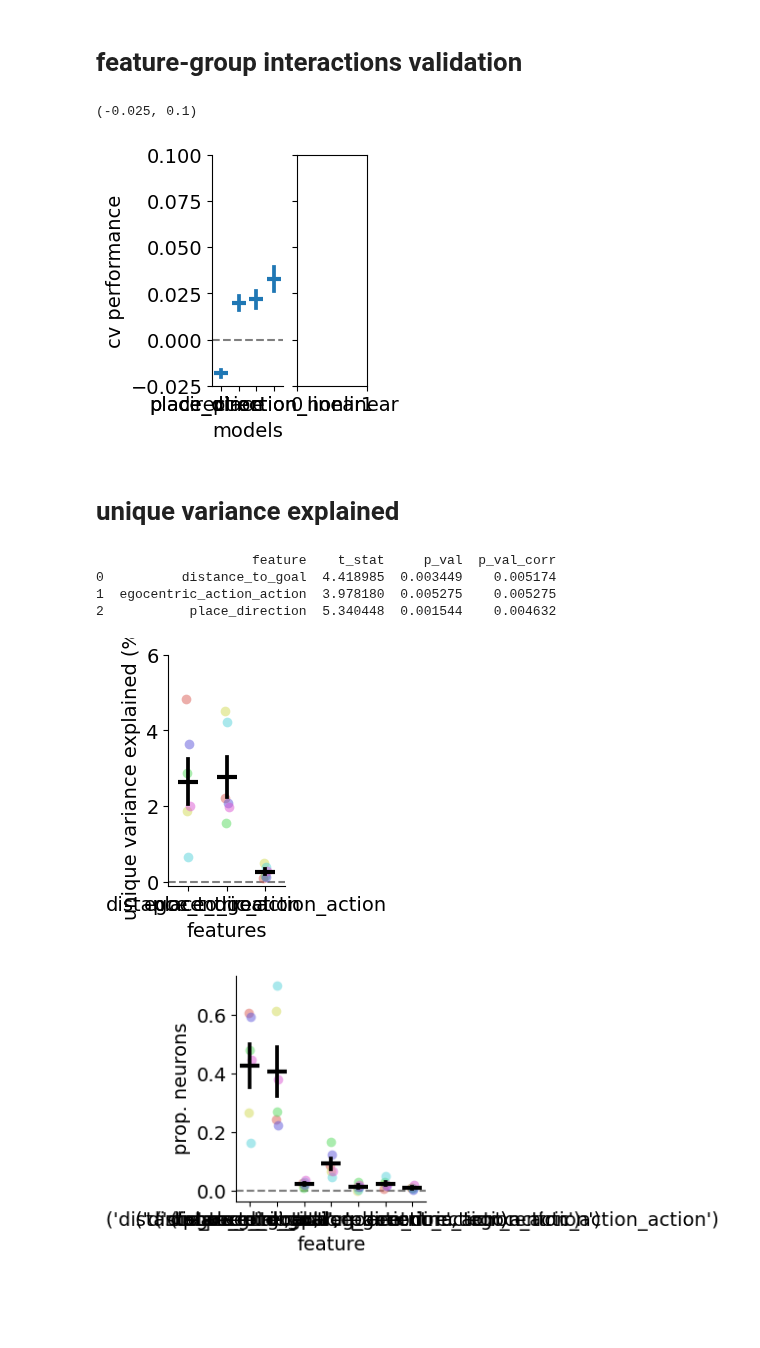
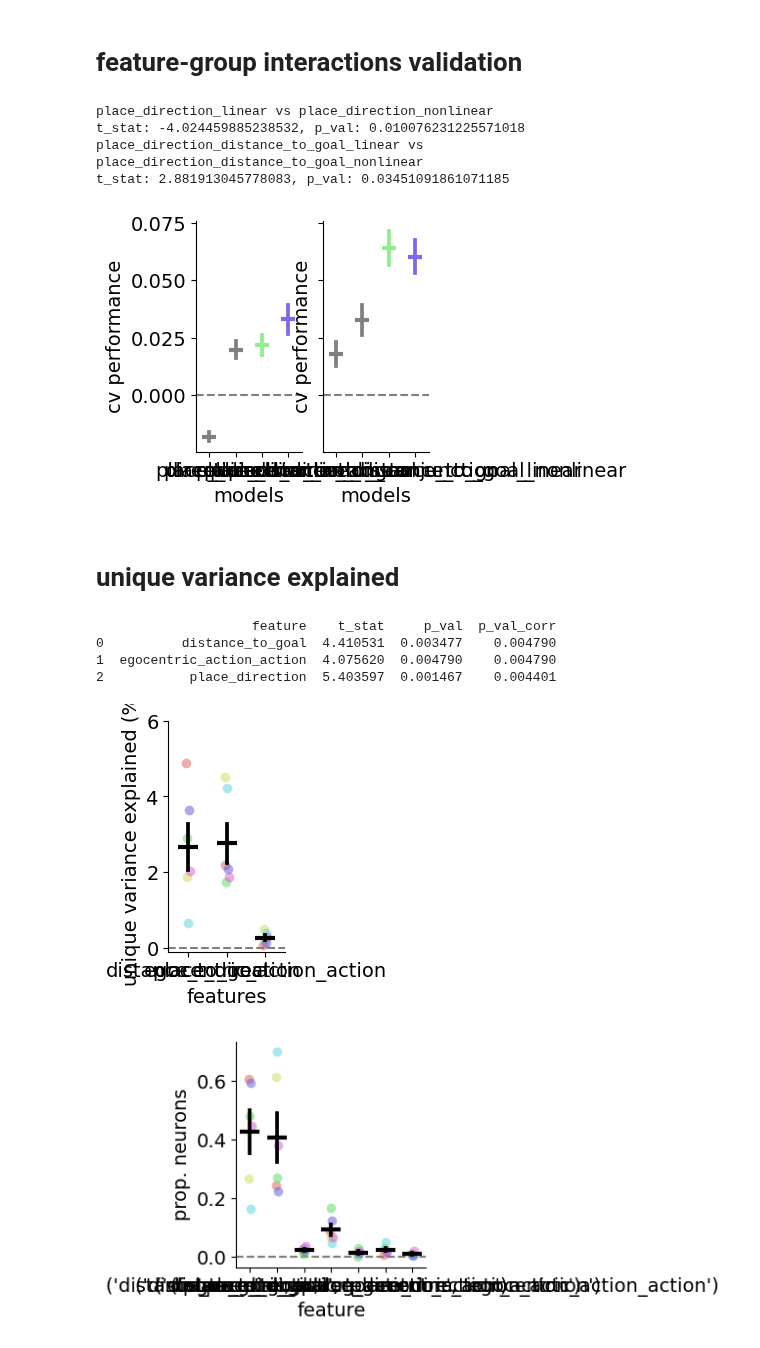
Before and after one commit to peterdoohan/GridMaze-mFC, a Jupyter notebook: Notebooks/nbeGLM.ipynb, the cells around one changed output. Saved outputs shown, nothing was run; the diff lists cells and outputs as text; code cells hidden in the pictures; blank space fills up the shorter version.

Commit message:
adding single subject plotting options

```diff
--- a/Notebooks/nbeGLM.ipynb
+++ b/Notebooks/nbeGLM.ipynb
@@ -71,20 +72,32 @@ baseline vs embedding:
 # feature-group interactions validation
 # %%
 interaction_validation_results = lms.load_model_set_cv_scores(
-    "interaction_validation", maze_names=["maze_1", "maze_2", "rooms_maze"], all_completed=False
+    "interaction_validation", maze_names=["maze_1", "maze_2", "rooms_maze"], all_completed=True
 )
 # %%
 reload(mc)
-f, axes = plt.subplots(1, 2, figsize=(2, 3), sharey=True)
+f, axes = plt.subplots(1, 2, figsize=(3, 3), sharey=True)
 mc.plot_interaction_validation(
     interaction_validation_results,
     models=["place", "direction", "place_direction_linear", "place_direction_nonlinear"],
     ax=axes[0],
 )
-axes[0].set_ylim(-0.025, 0.1)
+mc.plot_interaction_validation(
+    interaction_validation_results,
+    models=[
+        "place_direction_conjunction",
+        "distance_to_goal",
+        "place_direction_distance_to_goal_linear",
+        "place_direction_distance_to_goal_nonlinear",
+    ],
+    ax=axes[1],
+)
 # %% [output]
-(-0.025, 0.1)
+place_direction_linear vs place_direction_nonlinear
+t_stat: -4.024459885238532, p_val: 0.010076231225571018
+place_direction_distance_to_goal_linear vs place_direction_distance_to_goal_nonlinear
+t_stat: 2.881913045778083, p_val: 0.03451091861071185
-[figure, old version]
+[figure, new version]
 # %% [markdown]
 # unique variance explained
 # %%
@@ -99,15 +112,15 @@ compare_features = ["distance_to_goal", "place_direction", "egocentric_action_ac
 # %%
 reload(ve)
 f, ax = plt.subplots(figsize=(1.5, 3))
-ve.plot_variance_explained(cpd_df, features=compare_features, print_stats=True, ax=ax)
+ve.plot_variance_explained(cpd_df, features=compare_features, plot_single_subject=True, print_stats=True, ax=ax)
 ax.set_ylim(-0.1, 6)
 f.savefig("../results/nbeGLM/figures/unique_variance_explained.pdf")
 # %% [output]
                     feature    t_stat     p_val  p_val_corr
-0          distance_to_goal  4.418985  0.003449    0.005174
-1  egocentric_action_action  3.978180  0.005275    0.005275
-2           place_direction  5.340448  0.001544    0.004632
+0          distance_to_goal  4.410531  0.003477    0.004790
+1  egocentric_action_action  4.075620  0.004790    0.004790
+2           place_direction  5.403597  0.001467    0.004401
-[figure, old version]
+[figure, new version]
 # %%
 reload(ve)
 f, ax = plt.subplots(figsize=(2.5, 3))
```
Also changed, not shown: parts of 10 cells of this notebook, 1 other file.
